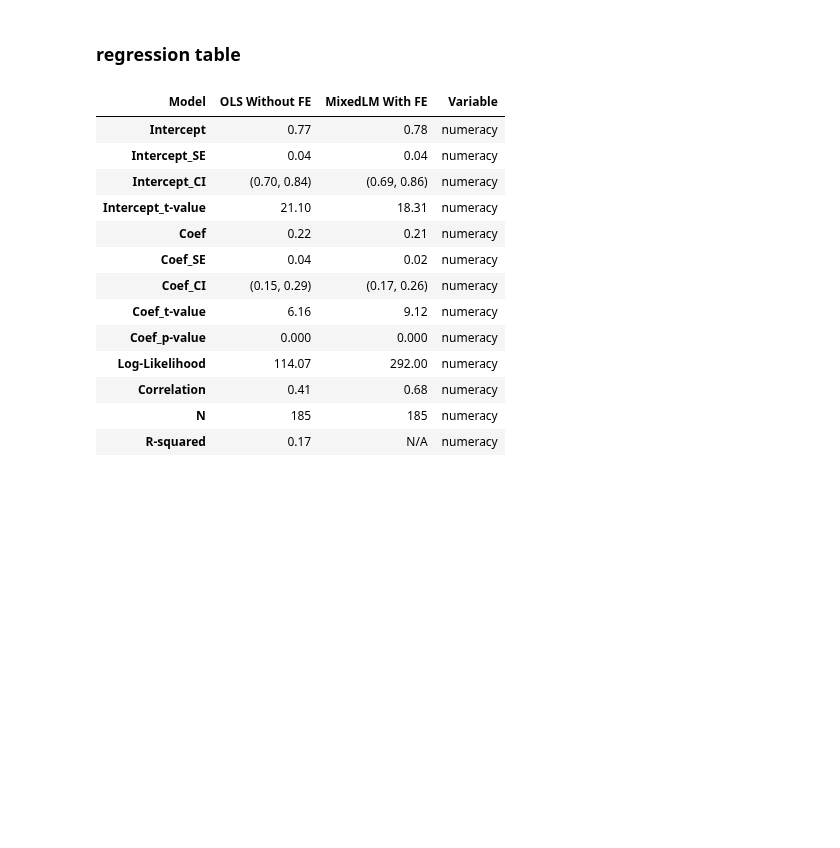
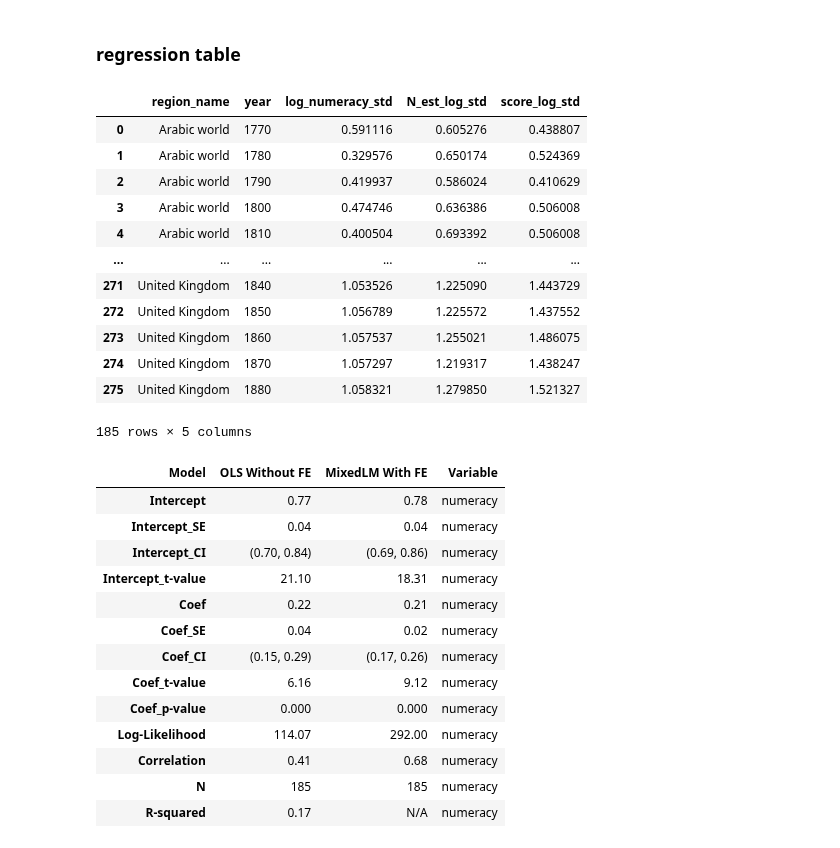
Before and after one commit to charlesdedampierre/cultura, a Jupyter notebook: 10 - numeracy.ipynb, the cells around one changed output. Cells and saved outputs as stored; diff of their text form; code cells hidden in the pictures; blank space fills up the shorter version.

```diff
--- a/10 - numeracy.ipynb
+++ b/10 - numeracy.ipynb
@@ -306,3 +308,19 @@ plt.show()
+# %%
+df_ols
+# %% [output]
+|  | region_name | year | log_numeracy_std | N_est_log_std | score_log_std |
+| 0 | Arabic world | 1770 | 0.591116 | 0.605276 | 0.438807 |
+| 1 | Arabic world | 1780 | 0.329576 | 0.650174 | 0.524369 |
+| 2 | Arabic world | 1790 | 0.419937 | 0.586024 | 0.410629 |
+| 3 | Arabic world | 1800 | 0.474746 | 0.636386 | 0.506008 |
+| 4 | Arabic world | 1810 | 0.400504 | 0.693392 | 0.506008 |
+| ... | ... | ... | ... | ... | ... |
+| 271 | United Kingdom | 1840 | 1.053526 | 1.225090 | 1.443729 |
+| 272 | United Kingdom | 1850 | 1.056789 | 1.225572 | 1.437552 |
+| 273 | United Kingdom | 1860 | 1.057537 | 1.255021 | 1.486075 |
+| 274 | United Kingdom | 1870 | 1.057297 | 1.219317 | 1.438247 |
+| 275 | United Kingdom | 1880 | 1.058321 | 1.279850 | 1.521327 |
+185 rows × 5 columns
 # %%
 import matplotlib.pyplot as plt
 import pandas as pd
```
Also changed, not shown: parts of 1 cell of this notebook, 17 other files.
